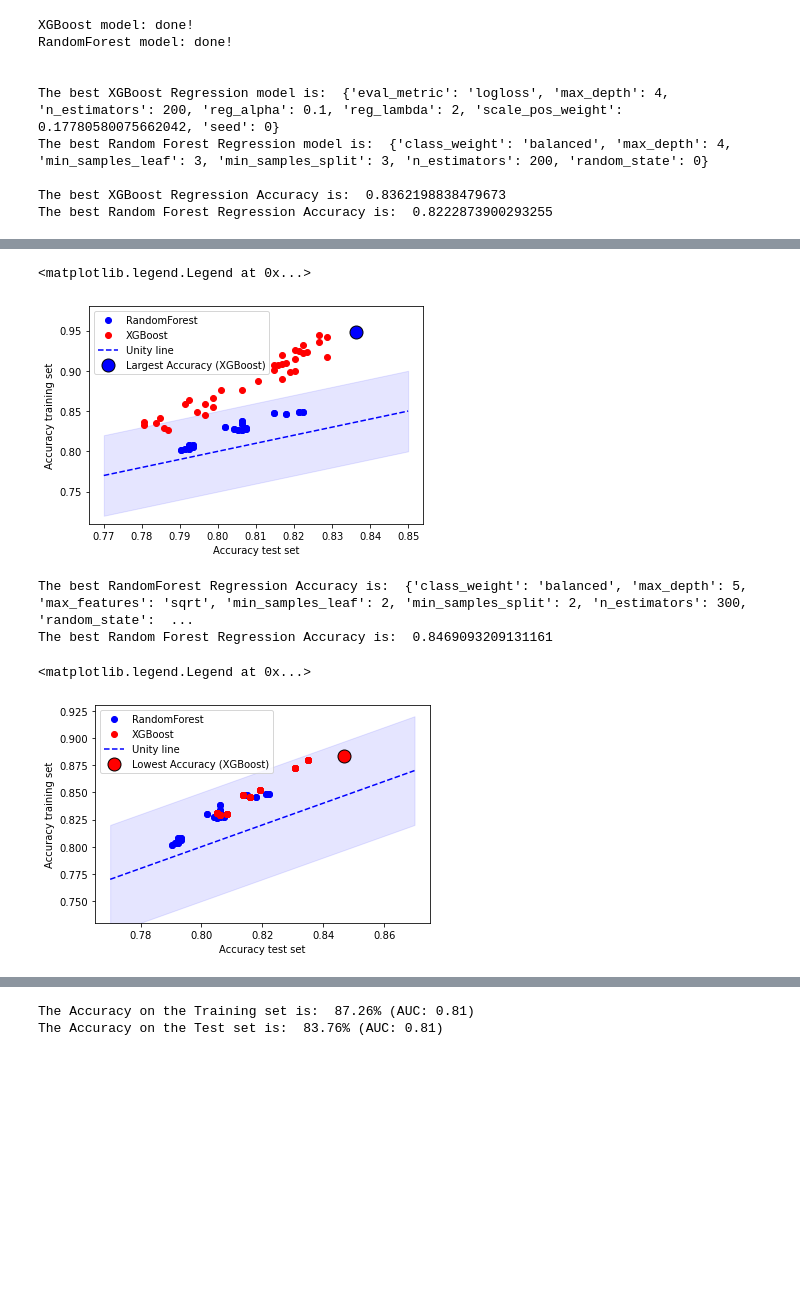
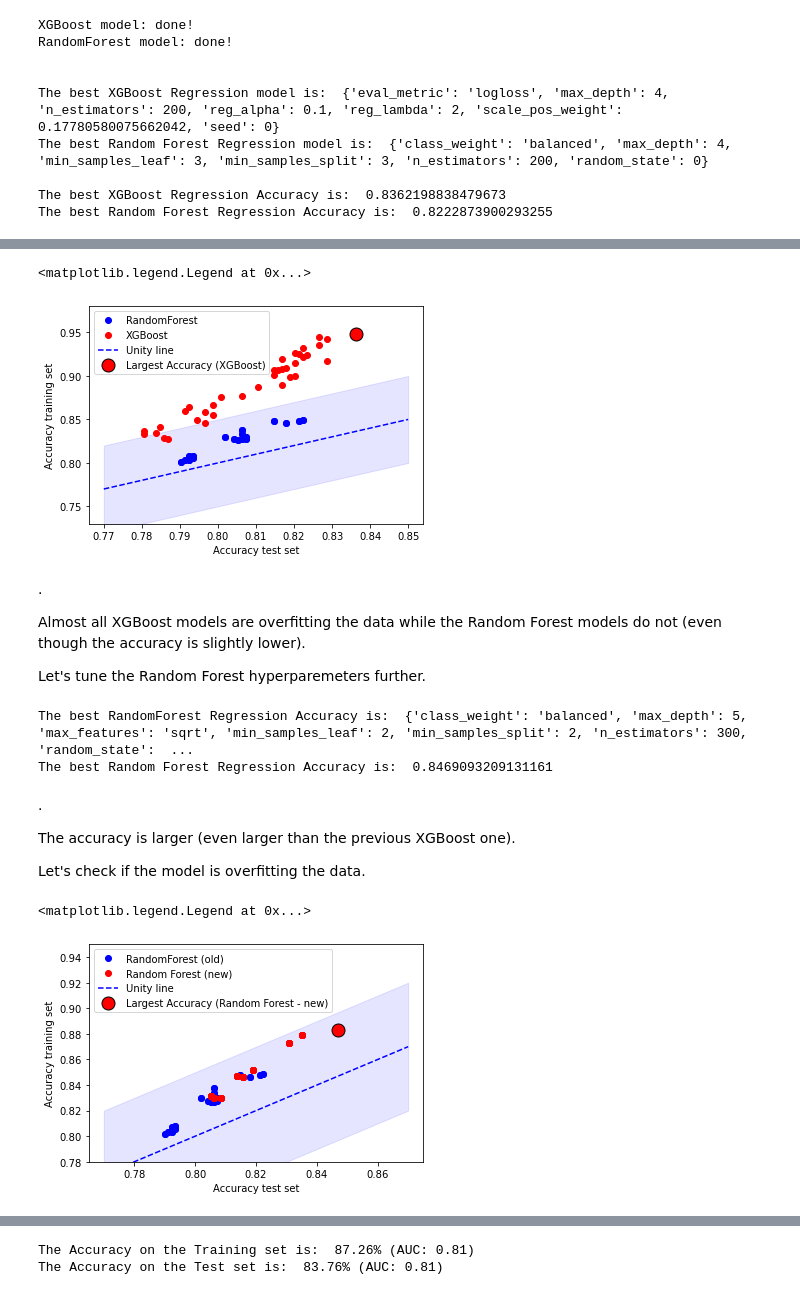
Before and after one commit to SamuComqi92/Breast_Cancer_prediction, a Jupyter notebook: Breast_Cancer_prediction2.ipynb, the cells around one changed output, grey strips where cells are left out. Drawn from its saved outputs; the diff is of its cells as text; code cells hidden in the pictures; blank space fills up the shorter version.

```diff
--- a/Breast_Cancer_prediction2.ipynb
+++ b/Breast_Cancer_prediction2.ipynb
@@ -249,14 +252,11 @@ Tumour_info :  ['A7' 'BH' 'D8' 'B6' 'AR' 'A2' 'A1' 'E9' 'UU' 'E2' 'V7' 'AC' 'C8'
 # %%
-#So, for each feature:
-#   - The strings with "not available" "unknown" "not evaluated" "not reported" "indeterminate" will be replaced with 0
-#   - All the other strings will be replaced with numbers larger than 0
-#   - NaN values will be replaced with 0
-
+#Categorical to numerical transformation
 X_train["Definition"].replace(['primary solid tumor','solid tissue normal'],[1,2], inplace=True)
 X_train["Gender"].replace(['female','male'],[1,2], inplace=True)
 X_train["Menopausal Status"].replace(['postmenopausal','perimenopausal','premenopausal','not available',
                                       'unknown','not evaluated','indeterminate'],[3,2,1,0,0,0,0], inplace=True)
-X_train["Race"].replace(['white','american indian or alaska native','black or african american','asian','not reported'],[1,2,3,4,0], inplace=True)
+X_train["Race"].replace(['white','american indian or alaska native','black or african american','asian',
+                         'not reported'],[1,2,3,4,0], inplace=True)
 X_train["ER"].replace(['positive','negative','indeterminate','equivocal','not evaluated'],[2,1,0,0,0], inplace=True)
 X_train["PR"].replace(['positive','negative','indeterminate','equivocal','not evaluated'],[2,1,0,0,0], inplace=True)
 X_train["HER2"].replace(['positive','negative','indeterminate','equivocal','not evaluated'],[2,1,0,0,0], inplace=True)
@@ -267,6 +267,7 @@ X_train["Histological Type"].replace(['infiltrating carcinoma nos','infiltrating
                                       'other','not available'],[1,2,3,4,5,6,7,8,0], inplace=True)
 X_train["Subtype"].replace(['Basal','Her2','LumA','LumB','Normal'],[1,2,3,4,5], inplace=True)
 X_train["Tumour_info"].replace(TSS,np.arange(1,len(TSS)+1), inplace=True)
+
 
 #Missing values
 X_train["Tumour Stage"].fillna("0",inplace=True)             #As string
@@ -279,6 +280,8 @@ X_train["Metastasis"].fillna(0,inplace=True)
 X_train["Histological Type"].fillna(0,inplace=True)
 X_train["Subtype"].fillna(0,inplace=True)
 
+
+#Data information
 X_train.info()
 # %% [output]
 <class 'pandas.core.frame.DataFrame'>
@@ -723,11 +713,9 @@ Process (%): 90.0
 # %%
-#The best models are RandomForest and XGBoost.
-
-#Hyperparameters tuning
-#The scoring metric will be the accuracy (i.e. the final model must be good for predicting "alive" and "deceased" patient)
 #Hyperameters grid
-Params_xgb = {"n_estimators":[100,200], "max_depth":[2,3,4], "reg_lambda":[2,3,5],"reg_alpha":[0.1,0.3],"eval_metric":["logloss"], "scale_pos_weight":[(y_train_t==0).sum()/(y_train_t==1).sum()], "seed": [0]}
-Params_ran = {"n_estimators":[100,200], "max_depth":[2,3,4], "min_samples_split":[3,5],"min_samples_leaf":[3,5,8],"class_weight":["balanced"], "random_state": [0]}
+Params_xgb = {"n_estimators":[100,200], "max_depth":[2,3,4], "reg_lambda":[2,3,5],"reg_alpha":[0.1,0.3],
+              "eval_metric":["logloss"], "scale_pos_weight":[(y_train_t==0).sum()/(y_train_t==1).sum()], "seed": [0]}
+Params_ran = {"n_estimators":[100,200], "max_depth":[2,3,4], "min_samples_split":[3,5],"min_samples_leaf":[3,5,8],
+              "class_weight":["balanced"], "random_state": [0]}
 
 #Grid search with a 5-fold cross-validation method
 CV = KFold(n_splits=5, random_state = 0, shuffle=True)
@@ -764,20 +766,24 @@ plt.plot(A.Test,A.Train,'ob')
 plt.plot(B.Test,B.Train,'or')
 plt.plot([0.77,0.85],[0.77,0.85],'--b')
 plt.fill_between([0.77,0.85],[0.82,0.90],[0.72,0.80],color='blue',alpha=0.1, label="_nolegend_")
-plt.plot(B.Test[np.argmax(B.Test)],B.Train[np.argmax(B.Test)],'bo',markersize=13,mec="black")
-plt.ylim([0.71,0.98])
+plt.plot(B.Test[np.argmax(B.Test)],B.Train[np.argmax(B.Test)],'ro',markersize=13,mec="black")
+plt.ylim([0.73,0.98])
 plt.xlabel("Accuracy test set")
 plt.ylabel("Accuracy training set")
 plt.legend(["RandomForest","XGBoost","Unity line","Largest Accuracy (XGBoost)"], loc="upper left")
 # %% [output]
 <matplotlib.legend.Legend at 0x...>
-[figure, old version]
+[figure, new version]
+# %% [markdown]
+.
+
+Almost all XGBoost models are overfitting the data while the Random Forest models do not (even though the accuracy is slightly lower).
+
+Let's tune the Random Forest hyperparemeters further.
 # %%
-#XGBoost is overfitting the data while the RandomForest does not.
-
-#Let's tune RandomForest Hyperparameters further
 #Hyperparameter grid
-Params_ran = {"n_estimators":[300], "max_depth":[3,4,5], "min_samples_split":[2,3,4],"min_samples_leaf":[2,3,4],"class_weight":["balanced"], "max_features":["sqrt", "log2"], "random_state":[0]}
+Params_ran = {"n_estimators":[300], "max_depth":[3,4,5], "min_samples_split":[2,3,4],"min_samples_leaf":[2,3,4],
+              "class_weight":["balanced"], "max_features":["sqrt", "log2"], "random_state":[0]}
 
 #Grid search with a 5-fold cross-validation method
 CV = KFold(n_splits=5, random_state = 0, shuffle=True)
@@ -789,25 +795,29 @@ print("The best Random Forest Regression Accuracy is: ",Grid_ran222.best_score_)
 # %% [output]
 The best RandomForest Regression Accuracy is:  {'class_weight': 'balanced', 'max_depth': 5, 'max_features': 'sqrt', 'min_samples_leaf': 2, 'min_samples_split': 2, 'n_estimators': 300, 'random_state':  ...
 The best Random Forest Regression Accuracy is:  0.8469093209131161
+# %% [markdown]
+.
+
+The accuracy is larger (even larger than the previous XGBoost one).
+
+Let's check if the model is overfitting the data.
 # %%
-#The accuracy is larger (even larger than the previous XGBoost one)
-
 #Training vs. Validation accuracy
 A = pd.concat([pd.Series(Grid_ran2.cv_results_["mean_test_score"]),pd.Series(Grid_ran2.cv_results_["mean_train_score"])],axis=1)
 B = pd.concat([pd.Series(Grid_ran222.cv_results_["mean_test_score"]),pd.Series(Grid_ran222.cv_results_["mean_train_score"])],axis=1)
 A.columns=["Test","Train"]
 B.columns=["Test","Train"]
 A.sort_values("Test")
 B.sort_values("Test")
 plt.plot(A.Test,A.Train,'ob')
 plt.plot(B.Test,B.Train,'or')
 plt.plot([0.77,0.87],[0.77,0.87],'--b')
 plt.fill_between([0.77,0.87],[0.82,0.92],[0.72,0.82],color='blue',alpha=0.1,label="_nolegend_")
 plt.plot(B.Test[np.argmax(B.Test)],B.Train[np.argmax(B.Test)],'ro',markersize=13,mec="black")
-plt.ylim([0.73,0.93])
+plt.ylim([0.78,0.95])
 plt.xlabel("Accuracy test set")
 plt.ylabel("Accuracy training set")
-plt.legend(["RandomForest","XGBoost","Unity line","Lowest Accuracy (XGBoost)"], loc="upper left")
+plt.legend(["RandomForest (old)","Random Forest (new)","Unity line","Largest Accuracy (Random Forest - new)"], loc="upper left")
 # %% [output]
 <matplotlib.legend.Legend at 0x...>
-[figure, old version]
+[figure, new version]
```
Also changed, not shown: parts of 59 cells of this notebook.
